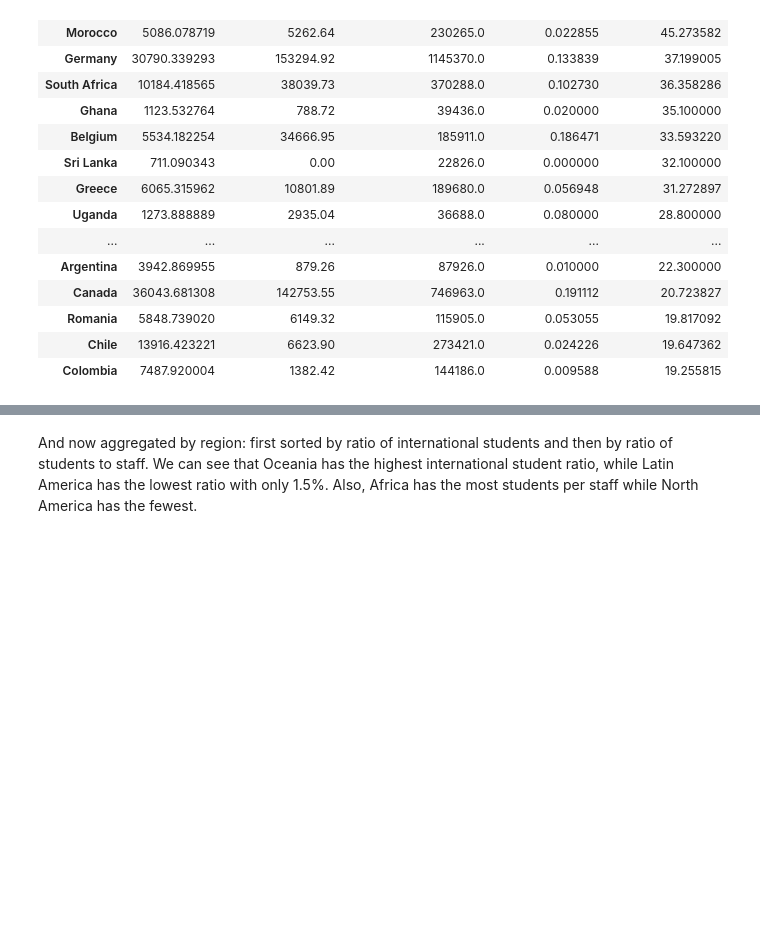
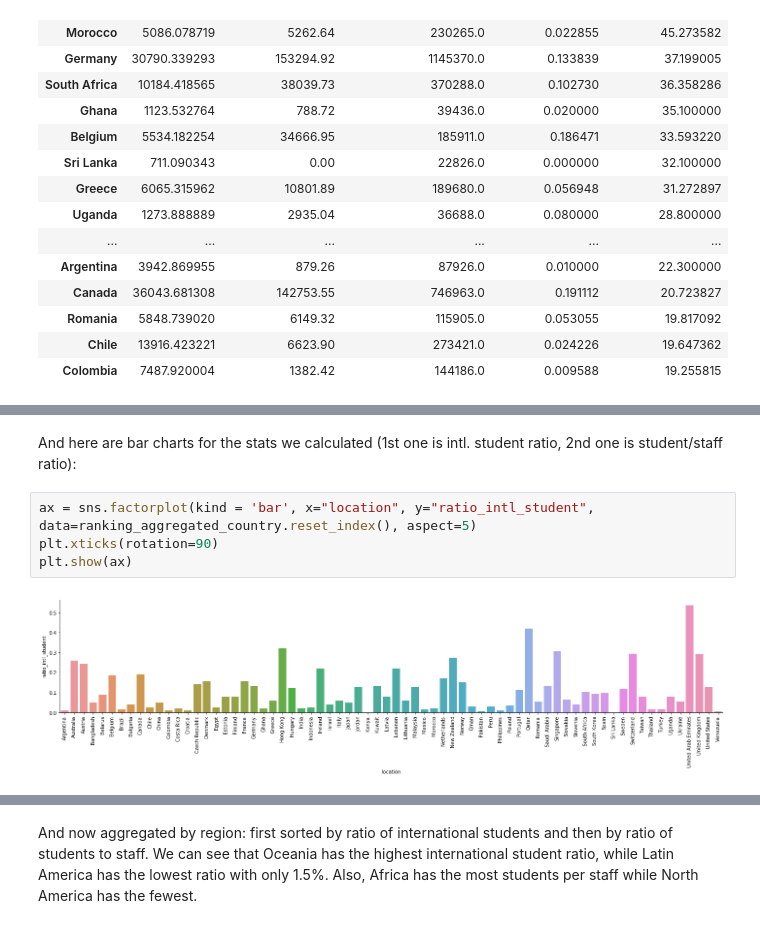
Before and after one commit to odorgergo/ada-rag, a Jupyter notebook: HW2/THE_Data.ipynb, the cells around one changed output, grey strips where cells are left out. Cells and saved outputs as stored; diff of their text form; blank space fills up the shorter version.

Commit message:
bar charts done for THE

```diff
--- a/HW2/THE_Data.ipynb
+++ b/HW2/THE_Data.ipynb
@@ -239,0 +254,8 @@ ranking_aggregated_country.sort_values(ascending=False, by='ratio_student_staff'
+# %% [markdown]
+And here are bar charts for the stats we calculated (1st one is intl. student ratio, 2nd one is student/staff ratio):
+# %%
+ax = sns.factorplot(kind = 'bar', x="location", y="ratio_intl_student", data=ranking_aggregated_country.reset_index(), aspect=5)
+plt.xticks(rotation=90)
+plt.show(ax)
+# %% [output]
+[figure, added]
```
Also changed, not shown: parts of 7 cells of this notebook.
